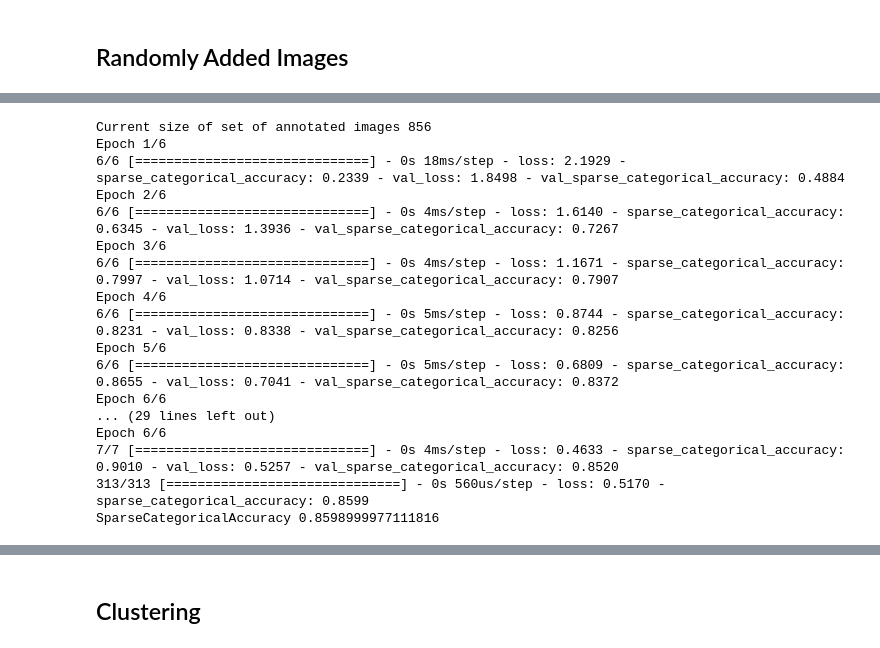
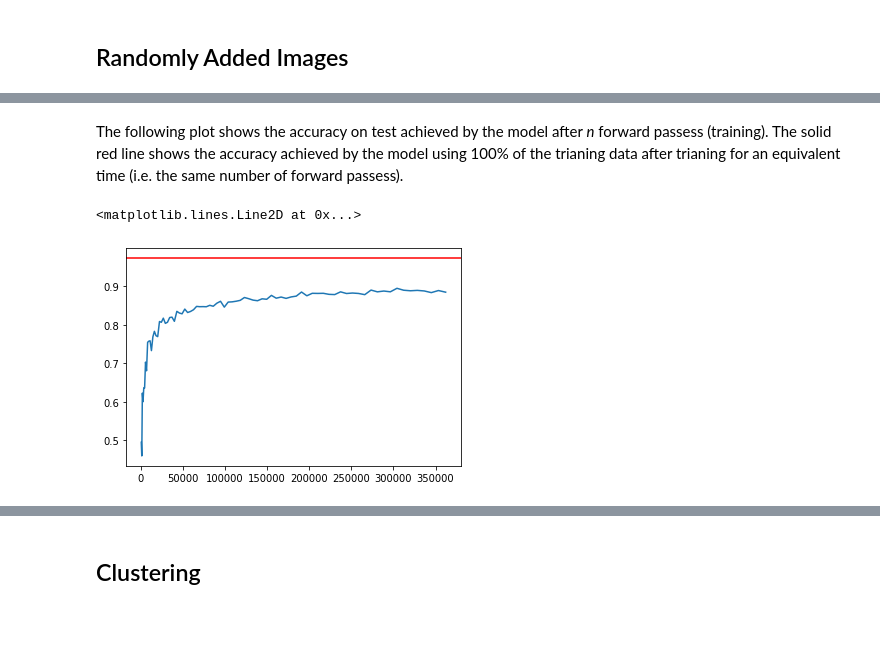
Before and after one commit to smohsinali/active-sampling, a Jupyter notebook: mnist_poc.ipynb, the cells around one changed output, grey strips where cells are left out. Cells and saved outputs as stored; diff of their text form; code cells hidden in the pictures; blank space fills up the shorter version.

Commit message:
Naive active clustering

```diff
--- a/mnist_poc.ipynb
+++ b/mnist_poc.ipynb
@@ -95,5 +88,11 @@ SparseCategoricalAccuracy 0.9724000096321106
 # %%
 INIT_SIZE = int(len(x_train) * 0.01)
 print("Initial number of annotated images", INIT_SIZE, "out of", len(x_train))
+
+BUDGET = BASELINE_EPOCHS * len(x_train)
+print("The budget consists of", BUDGET, "forward passes")
+
+ACTIVE_EPOCHS = 1
+print("Every round, the network is trained for", ACTIVE_EPOCHS, "epoch(s)")
 # %% [output]
 Initial number of annotated images 600 out of 60000
@@ -123,8 +124,11 @@ random_model.fit(
     x=x_train_annotated,
     y=y_train_annotated,
     batch_size=BATCH_SIZE,
-    epochs=6,
-    validation_split=0.2,
+    epochs=ACTIVE_EPOCHS,
+    validation_split=VALIDATION_SPLIT,
 )
+
+random_spent = ACTIVE_EPOCHS * (1 - VALIDATION_SPLIT) * len(x_train_annotated)
+print(random_spent, "out of", BUDGET, "forward passes done")
 # %% [output]
 Size of initial set of annotated images 600
@@ -150,4 +143,6 @@ _, metrics = random_model.evaluate(
 print("SparseCategoricalAccuracy", metrics)
 
 random_metrics = [metrics]
+random_budget = [random_spent]
+random_annotated = [len(x_train_annotated)]
 # %% [output]
@@ -156,5 +151,5 @@ SparseCategoricalAccuracy 0.8216999769210815
 # %%
-for i in range(3):
+while random_spent < BUDGET:
     ix_pool = np.delete(range(len(x_train)), annotated_ix)
 
     annotated_ix = annotated_ix + np.random.choice(ix_pool,
@@ -162,8 +157,6 @@ for i in range(3):
 
     x_train_annotated = x_train[annotated_ix]
     y_train_annotated = y_train[annotated_ix]
-
-    print("Current size of set of annotated images", len(x_train_annotated))
 
     random_model = tf.keras.models.Sequential([
       tf.keras.layers.Flatten(input_shape=(28, 28)),
@@ -180,33 +173,30 @@ for i in range(3):
         x=x_train_annotated,
         y=y_train_annotated,
         batch_size=BATCH_SIZE,
-        epochs=6,
-        validation_split=0.2,
+        epochs=ACTIVE_EPOCHS,
+        validation_split=VALIDATION_SPLIT,
+        verbose=0,
     )
 
     _, metrics = random_model.evaluate(
         x=x_test,
         y=y_test,
+        verbose=0,
     )
 
-    print("SparseCategoricalAccuracy", metrics)
+    # print("SparseCategoricalAccuracy", metrics, "on", len(x_train_annotated), "annotated images")
 
     random_metrics.append(metrics)
+
+    random_spent = random_spent + ACTIVE_EPOCHS * (1 - VALIDATION_SPLIT) * len(x_train_annotated)
+    # print(random_spent, "out of", BUDGET, "forward passes done")
+    random_budget.append(random_spent)
+    random_annotated.append(len(x_train_annotated))
-# %% [output]
-Current size of set of annotated images 856
-Epoch 1/6
-6/6 [==============================] - 0s 18ms/step - loss: 2.1929 - sparse_categorical_accuracy: 0.2339 - val_loss: 1.8498 - val_sparse_categorical_accuracy: 0.4884
-Epoch 2/6
-6/6 [==============================] - 0s 4ms/step - loss: 1.6140 - sparse_categorical_accuracy: 0.6345 - val_loss: 1.3936 - val_sparse_categorical_accuracy: 0.7267
-Epoch 3/6
-6/6 [==============================] - 0s 4ms/step - loss: 1.1671 - sparse_categorical_accuracy: 0.7997 - val_loss: 1.0714 - val_sparse_categorical_accuracy: 0.7907
-Epoch 4/6
-6/6 [==============================] - 0s 5ms/step - loss: 0.8744 - sparse_categorical_accuracy: 0.8231 - val_loss: 0.8338 - val_sparse_categorical_accuracy: 0.8256
-Epoch 5/6
-6/6 [==============================] - 0s 5ms/step - loss: 0.6809 - sparse_categorical_accuracy: 0.8655 - val_loss: 0.7041 - val_sparse_categorical_accuracy: 0.8372
-Epoch 6/6
-... (29 lines left out)
-Epoch 6/6
-7/7 [==============================] - 0s 4ms/step - loss: 0.4633 - sparse_categorical_accuracy: 0.9010 - val_loss: 0.5257 - val_sparse_categorical_accuracy: 0.8520
-313/313 [==============================] - 0s 560us/step - loss: 0.5170 - sparse_categorical_accuracy: 0.8599
-SparseCategoricalAccuracy 0.8598999977111816
+# %% [markdown]
+The following plot shows the accuracy on test achieved by the model after *n* forward passess (training). The solid red line shows the accuracy achieved by the model using 100% of the trianing data after trianing for an equivalent time (i.e. the same number of forward passess).
+# %%
+plt.plot(random_budget, random_metrics)
+plt.axhline(baseline_metrics, color='r')
+# %% [output]
+<matplotlib.lines.Line2D at 0x...>
+[figure, added]
```
Also changed, not shown: parts of 28 cells of this notebook.
